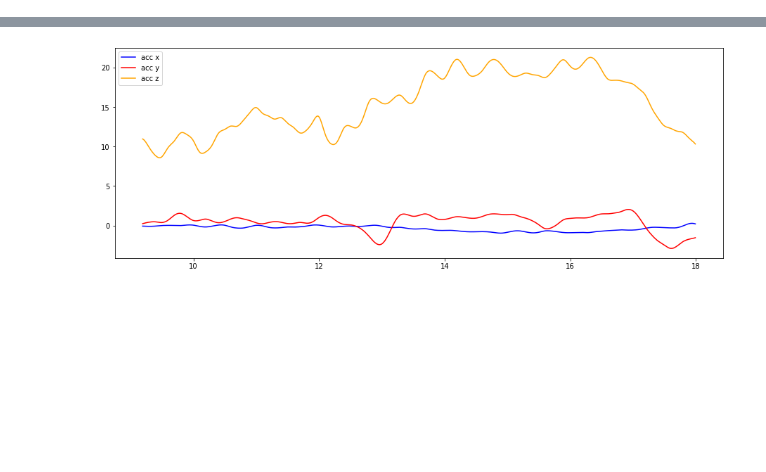
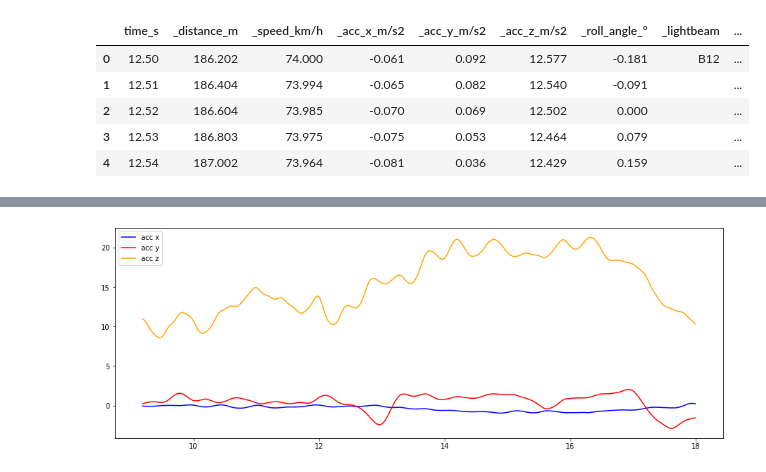
Before and after one commit to Said-Ch/WinterbergBDA, a Jupyter notebook: superbob_daten.ipynb, the cells around one changed output, grey strips where cells are left out. Drawn from its saved outputs; the diff is of its cells as text; code cells hidden in the pictures; blank space fills up the shorter version.

```diff
--- a/superbob_daten.ipynb
+++ b/superbob_daten.ipynb
@@ -13,7 +13,7 @@ dfx = dfx.rename(columns=str.lower)
 dfx.columns = dfx.columns.str.replace(' ','_')
 
 for index, row in dfx.iterrows():
-    if row["_lightbeam"].strip() == "B11":
+    if row["_lightbeam"].strip() == "B12":
         break
     else:
         dfx.drop(index=index,inplace=True)
@@ -35,40 +35,54 @@ df = dfx
 df["tilt_value"] = -(np.degrees(np.arctan(df["_acc_y_m/s2"]/df["_acc_x_m/s2"])))
 
 #df["opt_roll"] = np.arctan()
 
 # First, design the Buterworth filter
 N  = 3    # Filter order
-Wn = 0.01 # Cutoff frequency Hz
-B, A = signal.butter(N, Wn, output='ba')
+Wn = 0.01 # Cutoff frequency Hz (1/500)
+B, A = signal.butter(N, Wn, output='ba', btype='lowpass')
 df['acc_x_smooth'] = signal.filtfilt(B,A, df["_acc_x_m/s2"])
 df['acc_y_smooth'] = signal.filtfilt(B,A, df["_acc_y_m/s2"])
 df['acc_z_smooth'] = signal.filtfilt(B,A, df["_acc_z_m/s2"])
 # Tilt Angle berechnen -(math.degrees(math.atan(12/100)))
 df['tilt_smooth'] = -(np.degrees(np.arctan((df['acc_y_smooth'])/(df['acc_x_smooth']))))
 df['tilt_valsm'] = -(np.arctan((df['acc_y_smooth'])/(df['acc_x_smooth'])))
 
 ## Jetzt noch den optimalen Rollwinkel
 ## https://www.rathaus-winterberg.de/wohnen-leben/bau-planen/bebauungsplaene/
 ## https://geoservice.maps.arcgis.com/apps/View/index.html?appid=9565f4b2c14544b4a92b04a67958c79c
 
 
-df.loc[df["_roll_angle_°"] <=30, 'radius'] =0
-df.loc[(df["_roll_angle_°"] < (-20) ) & (df["time_s"] >=8 ), 'radius'] =36.5
-df.loc[(df["_roll_angle_°"] > 30 ) & (df["time_s"] >=8 ), 'radius'] = 20.5
+# df.loc[df["_roll_angle_°"] <=10, 'radius'] =0
+df.loc[(df["_roll_angle_°"] <= (-30) ) & (df["time_s"] >=1 ), 'radius'] = 38.5
+df.loc[(df["_roll_angle_°"] > 50 ) & (df["time_s"] >=8 ), 'radius'] = 20.5
 
 # Definieren von Speed und Radius
 velocity = df["_speed_km/h"]/3.6
 radius = df['radius']
 
 df.loc[df["radius"] == 0, 'opt_rangle'] = 0
 
-df.loc[df["radius"] == 20.5, 'opt_rangle'] = (np.degrees(np.arctan((velocity ** 2)/(9.81*radius))))
-df.loc[df["radius"] == 36.5, 'opt_rangle'] = -(np.degrees(np.arctan((velocity ** 2)/(9.81*radius))))
+df.loc[df["radius"] == 20.5, 'opt_rangle'] = np.degrees(np.arctan((velocity ** 2)/(9.81*radius)))
+df.loc[df["radius"] == 38.5, 'opt_rangle'] = -(np.degrees(np.arctan((velocity ** 2)/(9.81*radius))))
 
 
 #df["opt_rangle"] = (np.degrees(np.arctan((velocity ** 2)/(9.81*radius))))
 
+
+
+# Daten in CSV sichern...
+#pd.DataFrame(df).to_csv("c:/dev/test_v3.csv",sep=";")
+df= df.reset_index(drop=True)
+curve_count = (df.time_s).count()
+curve_size = 180 # Grad der Kurve
+
+for index, row in df.iterrows():
+    df.at[index, 'curve_angle'] =  (index*(180/curve_count))
 df.head()
-#df.describe()
-
-pd.DataFrame(df).to_csv("c:/dev/test_v3.csv",sep=";")
+# %% [output]
+|  | time_s | _distance_m | _speed_km/h | _acc_x_m/s2 | _acc_y_m/s2 | _acc_z_m/s2 | _roll_angle_° | _lightbeam | ... |
+| 0 | 12.50 | 186.202 | 74.000 | -0.061 | 0.092 | 12.577 | -0.181 | B12 | ... |
+| 1 | 12.51 | 186.404 | 73.994 | -0.065 | 0.082 | 12.540 | -0.091 |  | ... |
+| 2 | 12.52 | 186.604 | 73.985 | -0.070 | 0.069 | 12.502 | 0.000 |  | ... |
+| 3 | 12.53 | 186.803 | 73.975 | -0.075 | 0.053 | 12.464 | 0.079 |  | ... |
+| 4 | 12.54 | 187.002 | 73.964 | -0.081 | 0.036 | 12.429 | 0.159 |  | ... |
```
Also changed, not shown: parts of 6 cells of this notebook.
